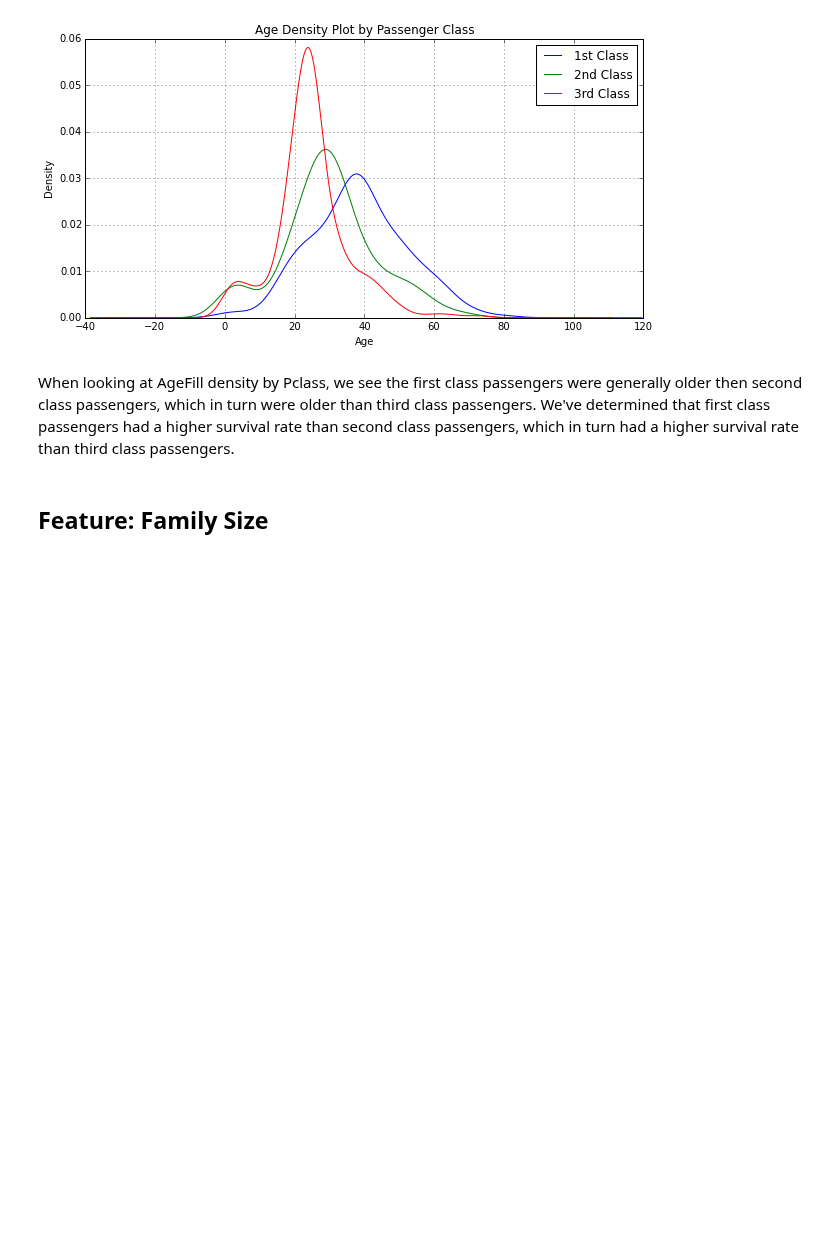
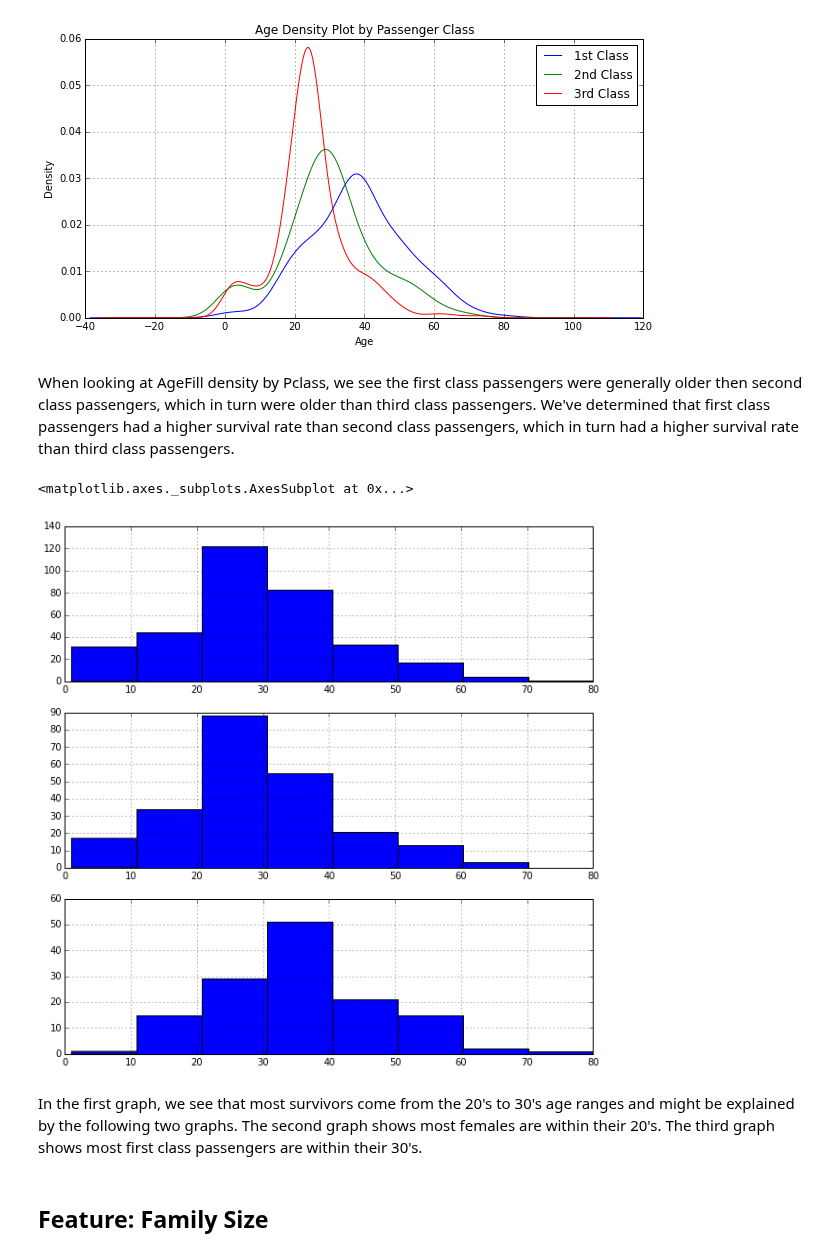
Before and after one commit to donnemartin/data-science-ipython-notebooks, a Jupyter notebook: kaggle/titanic.ipynb, the cells around one changed output. Saved outputs shown, nothing was run; the diff lists cells and outputs as text; code cells hidden in the pictures; blank space fills up the shorter version.

```diff
--- a/kaggle/titanic.ipynb
+++ b/kaggle/titanic.ipynb
@@ -604,6 +531,29 @@ plt.legend(('1st Class', '2nd Class', '3rd Class'), loc='best')
 [figure]
 # %% [markdown]
 When looking at AgeFill density by Pclass, we see the first class passengers were generally older then second class passengers, which in turn were older than third class passengers.  We've determined that first class passengers had a higher survival rate than second class passengers, which in turn had a higher survival rate than third class passengers.
+# %%
+# Set up a grid of plots
+fig = plt.figure(figsize=(10, 10))
+
+# Plot the AgeFill histogram for Survivors
+ax0 = plt.subplot2grid((3, 1), (0, 0))
+survived_df = df[df['Survived'] == 1]
+survived_df['AgeFill'].hist(bins=max_age / 10, range=(1, max_age))
+
+# Plot the AgeFill histogram for Females
+ax1 = plt.subplot2grid((3, 1), (1, 0))
+females_df = df[(df['Sex_Val'] == 0) & (df['Survived'] == 1)]
+females_df['AgeFill'].hist(bins=max_age / 10, range=(1, max_age))
+
+# Plot the AgeFill histogram for first class passengers
+ax2 = plt.subplot2grid((3, 1), (2, 0))
+class1_df = df[(df['Pclass'] == 1) & (df['Survived'] == 1)]
+class1_df['AgeFill'].hist(bins=max_age / 10, range=(1, max_age))
+# %% [output]
+<matplotlib.axes._subplots.AxesSubplot at 0x...>
+[figure, added]
+# %% [markdown]
+In the first graph, we see that most survivors come from the 20's to 30's age ranges and might be explained by the following two graphs.  The second graph shows most females are within their 20's.  The third graph shows most first class passengers are within their 30's.
 # %% [markdown]
 ## Feature: Family Size
 # %% [markdown]
```
Also changed, not shown: parts of 17 cells of this notebook.
